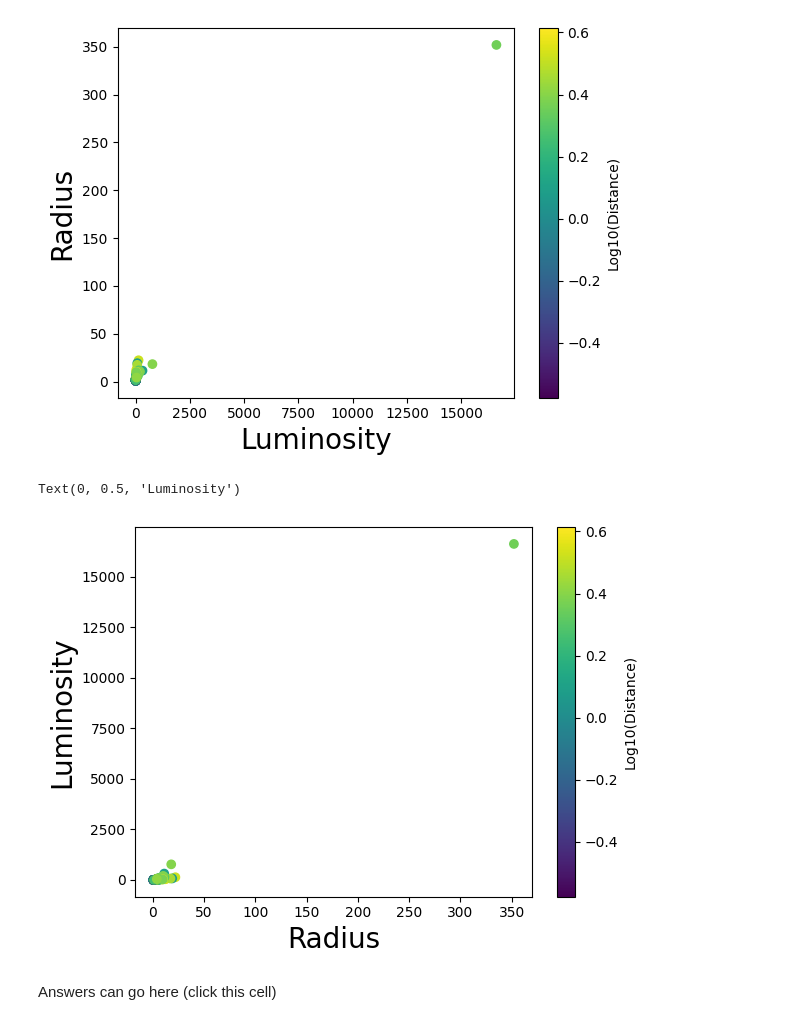
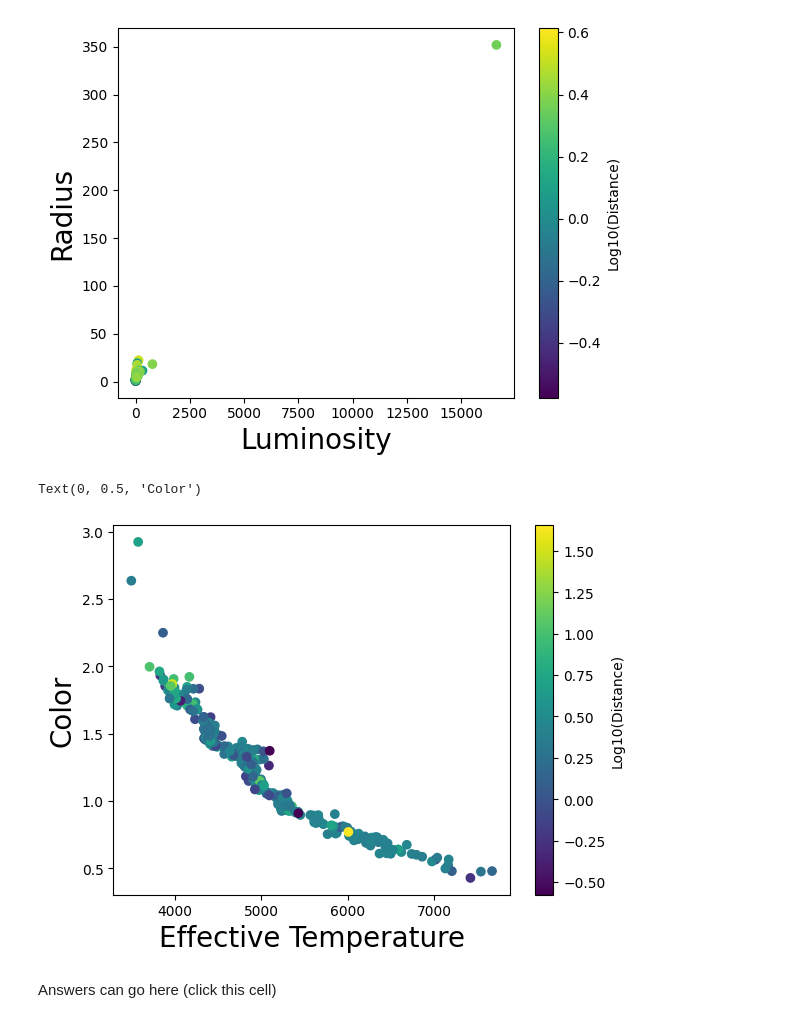
Before and after one commit to HomerTheChicken/PHYS3025Work, a Jupyter notebook: PHYS_3025_Activity_1.ipynb, the cells around one changed output. Drawn from its saved outputs; the diff is of its cells as text; code cells hidden in the pictures.

```diff
--- a/PHYS_3025_Activity_1.ipynb
+++ b/PHYS_3025_Activity_1.ipynb
@@ -411,13 +411,14 @@ plt.ylabel("Radius", fontsize=20)
 Text(0, 0.5, 'Radius')
 [figure]
 # %%
-plt.scatter(data_clean["Rad"],data_clean["Lum"],c=np.log10(distance)) # plot J-K vs. J
+plt.scatter(data_clean["Teff"],data_clean["BP-RP"],c=np.log10(distance)) # plot J-K vs. J
 cbar=plt.colorbar()
 cbar.set_label('Log10(Distance)')
-plt.xlabel("Radius", fontsize=20)
-plt.ylabel("Luminosity", fontsize=20)
+plt.xlabel("Effective Temperature", fontsize=20)
+plt.ylabel("Color", fontsize=20)
+# these need a lot of work, look at when not absolutely exhausted!!
 # %% [output]
-Text(0, 0.5, 'Luminosity')
+Text(0, 0.5, 'Color')
-[figure, old version]
+[figure, new version]
 # %% [markdown]
 Answers can go here (click this cell)
```
Also changed, not shown: parts of 2 cells of this notebook.
